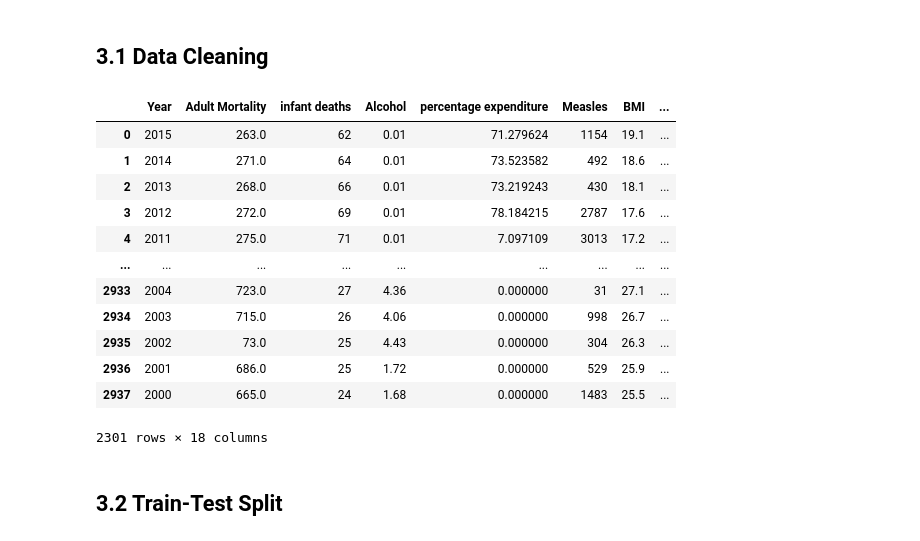
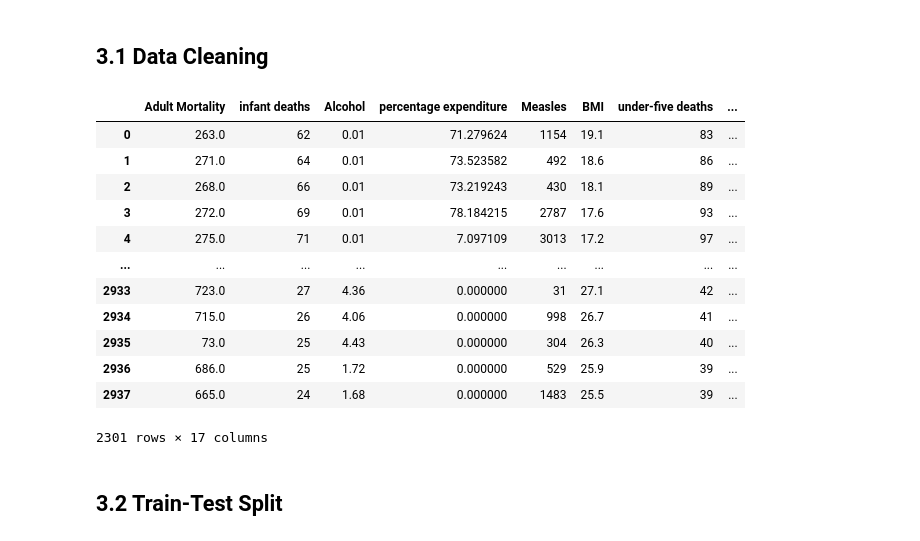
Before and after one commit to saztec/MLDP-C25U02-Apr2026, a Jupyter notebook: Syed_Ghazi/MLDP Program Codes Submission Template.ipynb, the cells around one changed output. Saved outputs shown, nothing was run; the diff lists cells and outputs as text; code cells hidden in the pictures.

```diff
--- a/Syed_Ghazi/MLDP Program Codes Submission Template.ipynb
+++ b/Syed_Ghazi/MLDP Program Codes Submission Template.ipynb
@@ -167,35 +165,35 @@ plt.show()
 # %%
 ## Clean data
 
 ## Drop columns we cannot use well:
 ## - Country : 193 unique values -> too many categories for one-hot
 ## - Population, Hepatitis B : the columns with the most missing values
-col_drop = ['Country', 'Population', 'Hepatitis B']
+col_drop = ['Country', 'Population', 'Hepatitis B', 'Year']
 df = df.drop(col_drop, axis=1)
 
 ## Remove any rows that still have missing values (checked with isna above)
 df = df.dropna()
 
 ## Separate target and features, then one-hot encode the categorical column (Status)
 col_y = 'Life expectancy'
 y = df[col_y]
 X = df.drop([col_y], axis=1)
 X = pd.get_dummies(X, drop_first=True)
 X
 # %% [output]
-|  | Year | Adult Mortality | infant deaths | Alcohol | percentage expenditure | Measles | BMI | ... |
-| 0 | 2015 | 263.0 | 62 | 0.01 | 71.279624 | 1154 | 19.1 | ... |
-| 1 | 2014 | 271.0 | 64 | 0.01 | 73.523582 | 492 | 18.6 | ... |
-| 2 | 2013 | 268.0 | 66 | 0.01 | 73.219243 | 430 | 18.1 | ... |
-| 3 | 2012 | 272.0 | 69 | 0.01 | 78.184215 | 2787 | 17.6 | ... |
-| 4 | 2011 | 275.0 | 71 | 0.01 | 7.097109 | 3013 | 17.2 | ... |
+|  | Adult Mortality | infant deaths | Alcohol | percentage expenditure | Measles | BMI | under-five deaths | ... |
+| 0 | 263.0 | 62 | 0.01 | 71.279624 | 1154 | 19.1 | 83 | ... |
+| 1 | 271.0 | 64 | 0.01 | 73.523582 | 492 | 18.6 | 86 | ... |
+| 2 | 268.0 | 66 | 0.01 | 73.219243 | 430 | 18.1 | 89 | ... |
+| 3 | 272.0 | 69 | 0.01 | 78.184215 | 2787 | 17.6 | 93 | ... |
+| 4 | 275.0 | 71 | 0.01 | 7.097109 | 3013 | 17.2 | 97 | ... |
 | ... | ... | ... | ... | ... | ... | ... | ... | ... |
-| 2933 | 2004 | 723.0 | 27 | 4.36 | 0.000000 | 31 | 27.1 | ... |
-| 2934 | 2003 | 715.0 | 26 | 4.06 | 0.000000 | 998 | 26.7 | ... |
-| 2935 | 2002 | 73.0 | 25 | 4.43 | 0.000000 | 304 | 26.3 | ... |
-| 2936 | 2001 | 686.0 | 25 | 1.72 | 0.000000 | 529 | 25.9 | ... |
-| 2937 | 2000 | 665.0 | 24 | 1.68 | 0.000000 | 1483 | 25.5 | ... |
+| 2933 | 723.0 | 27 | 4.36 | 0.000000 | 31 | 27.1 | 42 | ... |
+| 2934 | 715.0 | 26 | 4.06 | 0.000000 | 998 | 26.7 | 41 | ... |
+| 2935 | 73.0 | 25 | 4.43 | 0.000000 | 304 | 26.3 | 40 | ... |
+| 2936 | 686.0 | 25 | 1.72 | 0.000000 | 529 | 25.9 | 39 | ... |
+| 2937 | 665.0 | 24 | 1.68 | 0.000000 | 1483 | 25.5 | 39 | ... |
-2301 rows × 18 columns
+2301 rows × 17 columns
 # %% [markdown]
 ## 3.2 Train-Test Split
 # %%
```
Also changed, not shown: parts of 27 cells of this notebook, 2 other files.
